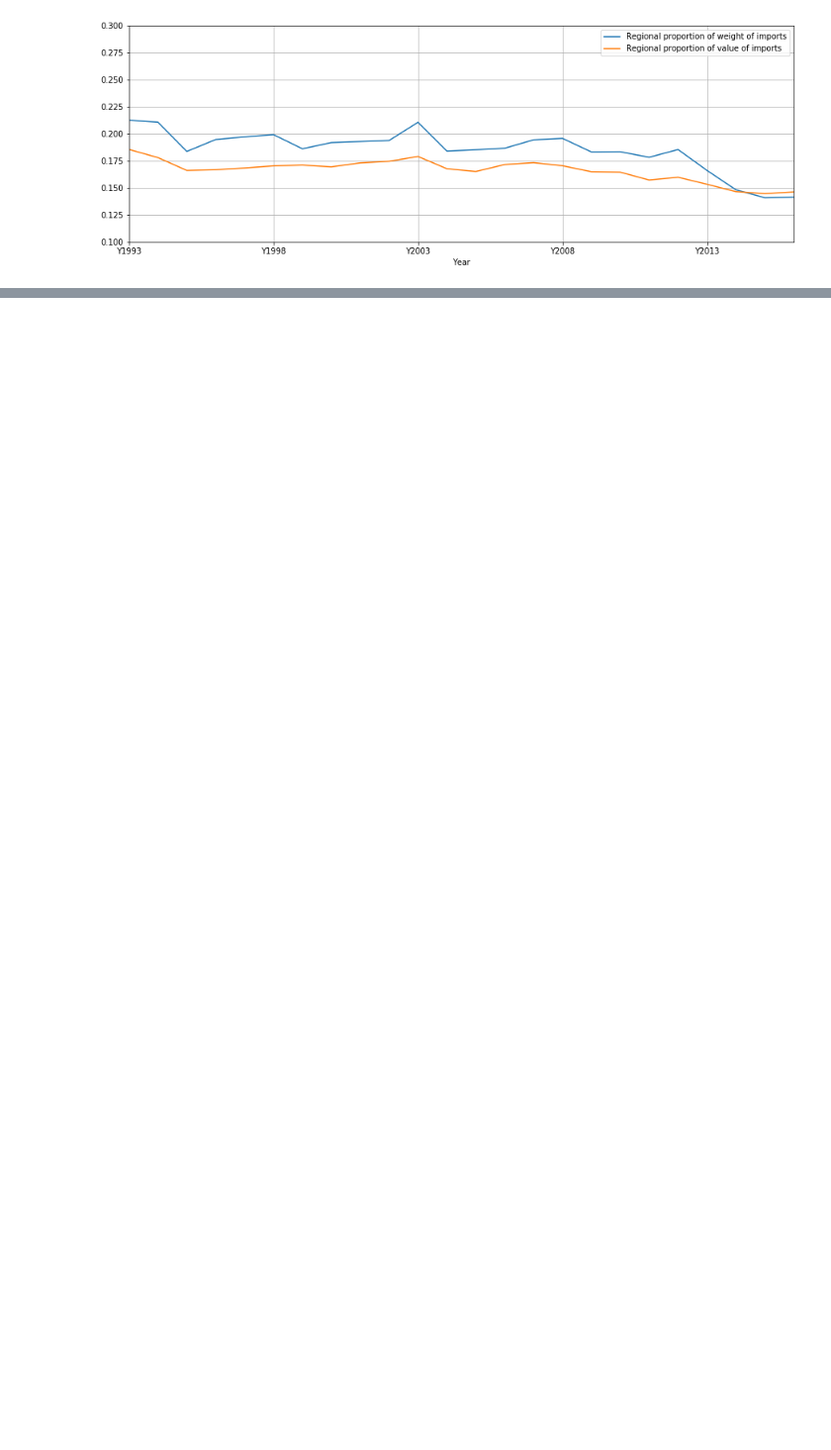
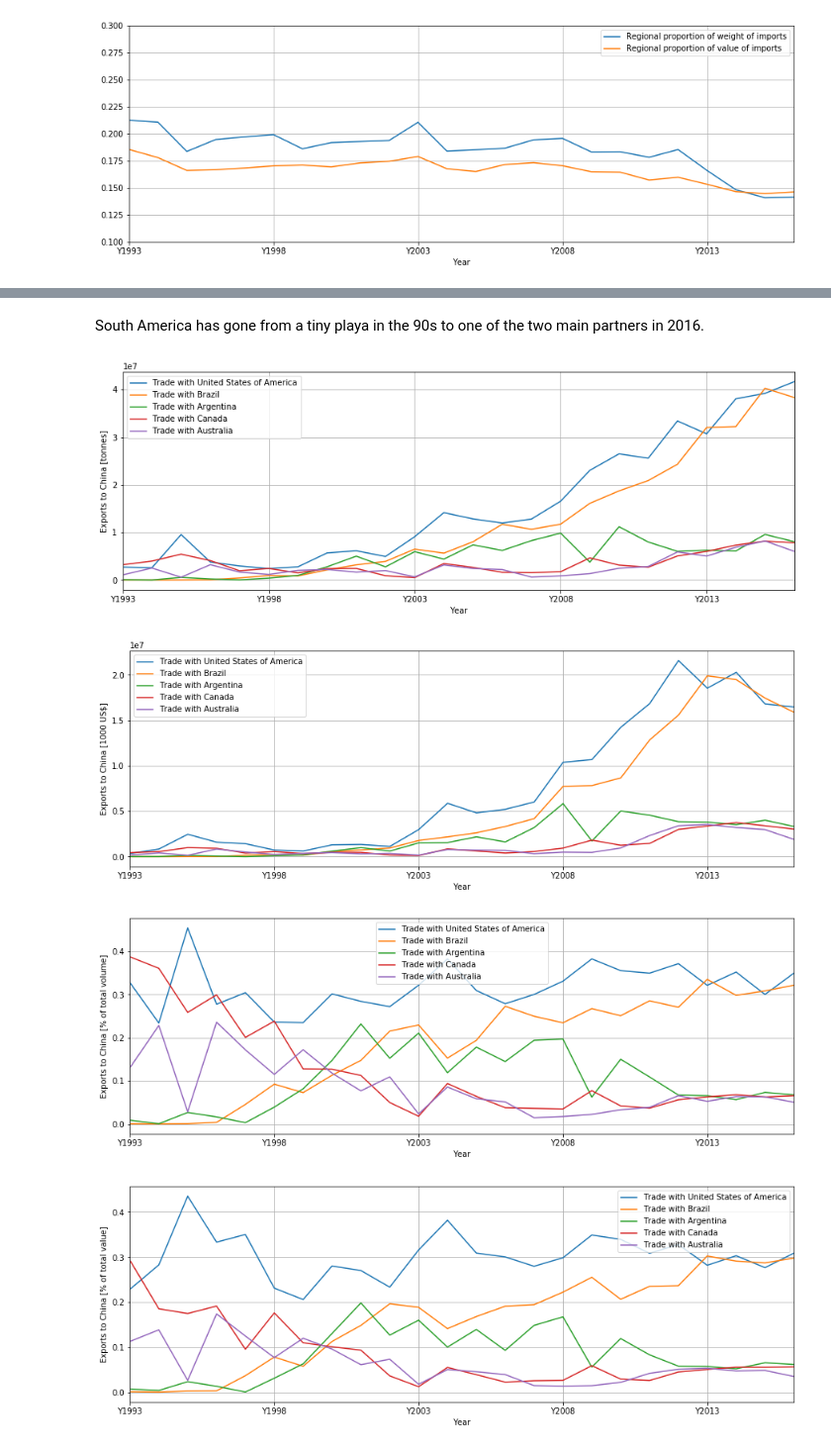
Before and after one commit to n-poulsen/GranADA, a Jupyter notebook: code/GlobalTradeChanges.ipynb, the cells around one changed output, grey strips where cells are left out. Shown at 99% size. Saved outputs shown, nothing was run; the diff lists cells and outputs as text; code cells hidden in the pictures; blank space fills up the shorter version.

```diff
--- a/code/GlobalTradeChanges.ipynb
+++ b/code/GlobalTradeChanges.ipynb
@@ -265,0 +377,15 @@ plt.show()
+# %% [markdown]
+South America has gone from a tiny playa in the 90s to one of the two main partners in 2016.
+# %%
+all_countries = african_countries.union(american_countries)\
+                                    .union(asian_countries)\
+                                    .union(european_countries)\
+                                    .union(oceanian_countries)
+
+p = [(c, {c}) for c in all_countries]
+plot_partners(p, 5)
+# %% [output]
+[figure, added]
+[figure, added]
+[figure, added]
+[figure, added]
```
Also changed, not shown: parts of 13 cells of this notebook.
